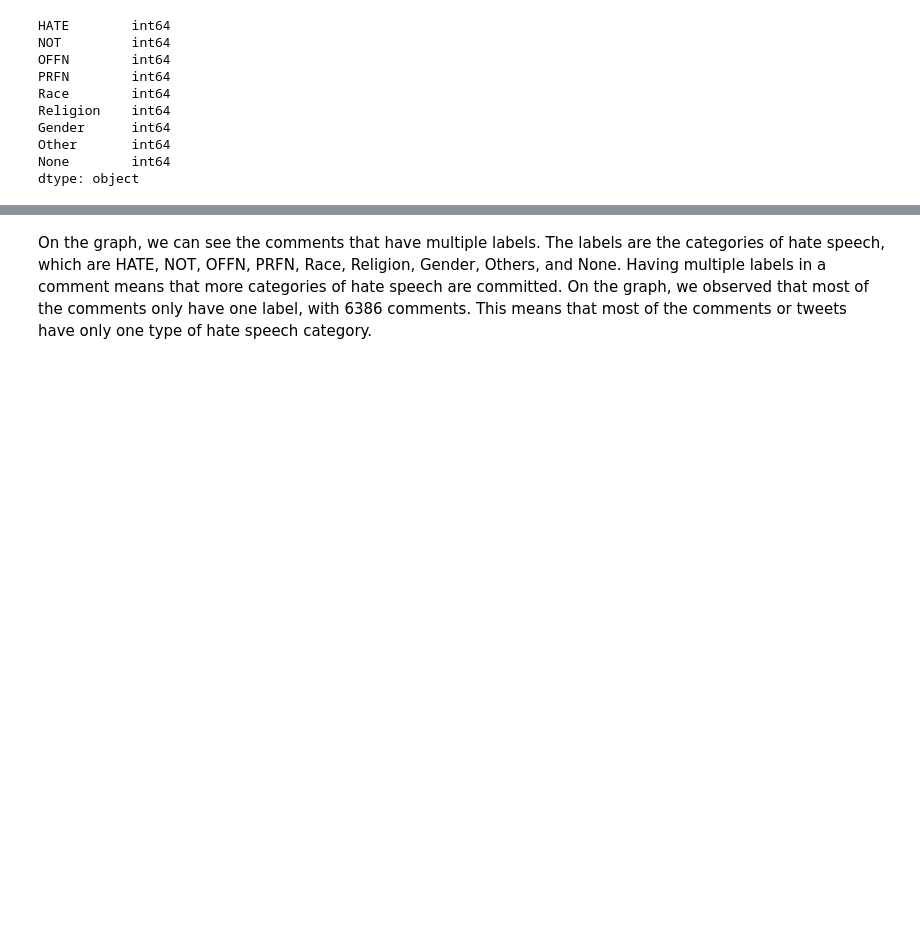
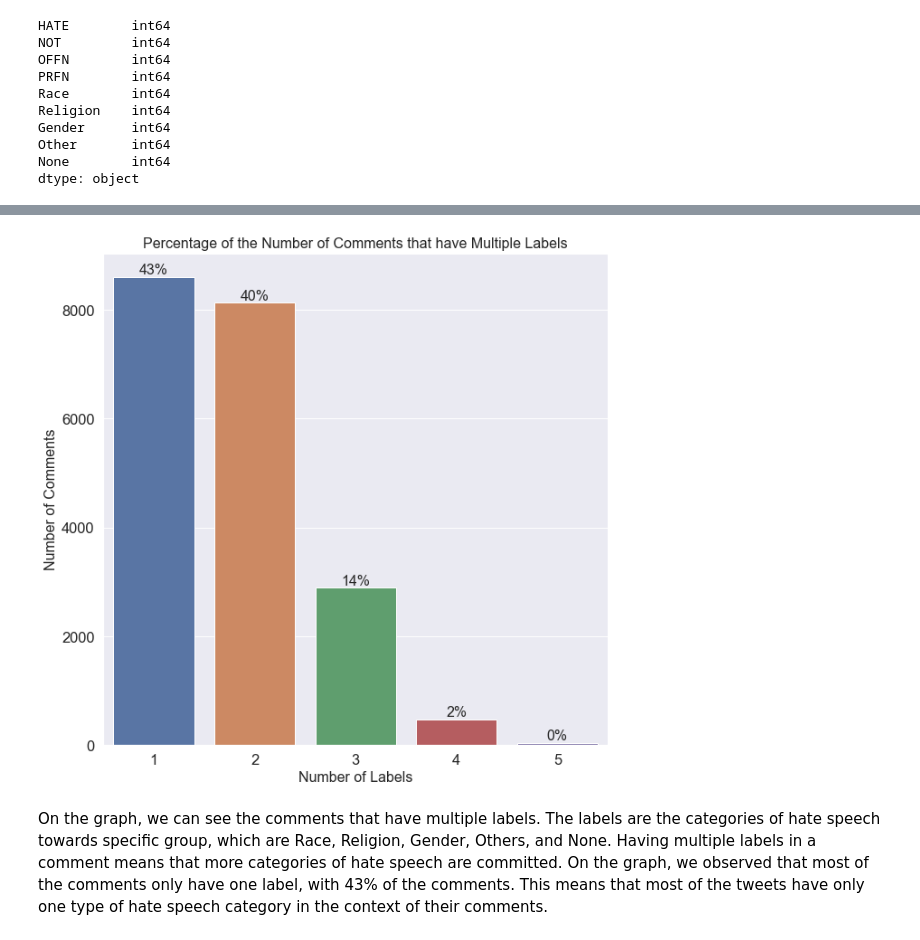
Before and after one commit to ABCD-EDU/hate-speech-SVM-model, a Jupyter notebook: src/descriptive_statistics_dataset-final.ipynb, the cells around one changed output, grey strips where cells are left out. Cells and saved outputs as stored; diff of their text form; code cells hidden in the pictures; blank space fills up the shorter version.

```diff
--- a/src/descriptive_statistics_dataset-final.ipynb
+++ b/src/descriptive_statistics_dataset-final.ipynb
@@ -104,2 +128,25 @@ plt.show()
+# %%
+# Percentage of the number of comments having multiple labels.
+rowSums = df_raw.iloc[:,4:].sum(axis=1)
+multiLabel_counts = rowSums.value_counts()
+multiLabel_counts = multiLabel_counts.iloc[:]
+sorted_index = multiLabel_counts.index.sort_values(ascending=True)
+sns.set(font_scale = 1.5)
+plt.figure(figsize=(10,10))
+ax = sns.barplot(sorted_index, multiLabel_counts.values)
+plt.title("Percentage of the Number of Comments that have Multiple Labels", fontsize=16)
+plt.ylabel('Number of Comments', fontsize=16)
+plt.xlabel('Number of Labels', fontsize=16)
+#adding the text labels
+rects = ax.patches
+labels = multiLabel_counts.values
+total = multiLabel_counts.values.sum()
+for rect, label in zip(rects, labels):
+    height = rect.get_height()
+    percent = round(((label/total)*100))
+    ax.text(rect.get_x() + rect.get_width()/2, height, str(percent) + '%', ha='center', va='bottom', fontsize=16)
+plt.show()
+# %% [output]
+[figure, added]
 # %% [markdown]
-On the graph, we can see the comments that have multiple labels. The labels are the categories of hate speech, which are HATE, NOT, OFFN, PRFN, Race, Religion, Gender, Others, and None. Having multiple labels in a comment means that more categories of hate speech are committed. On the graph, we observed that most of the comments only have one label, with 6386 comments. This means that most of the comments or tweets have only one type of hate speech category.
+On the graph, we can see the comments that have multiple labels. The labels are the categories of hate speech towards specific group, which are Race, Religion, Gender, Others, and None. Having multiple labels in a comment means that more categories of hate speech are committed. On the graph, we observed that most of the comments only have one label, with 43% of the comments. This means that most of the tweets have only one type of hate speech category in the context of their comments.
```
Also changed, not shown: parts of 8 cells of this notebook.
